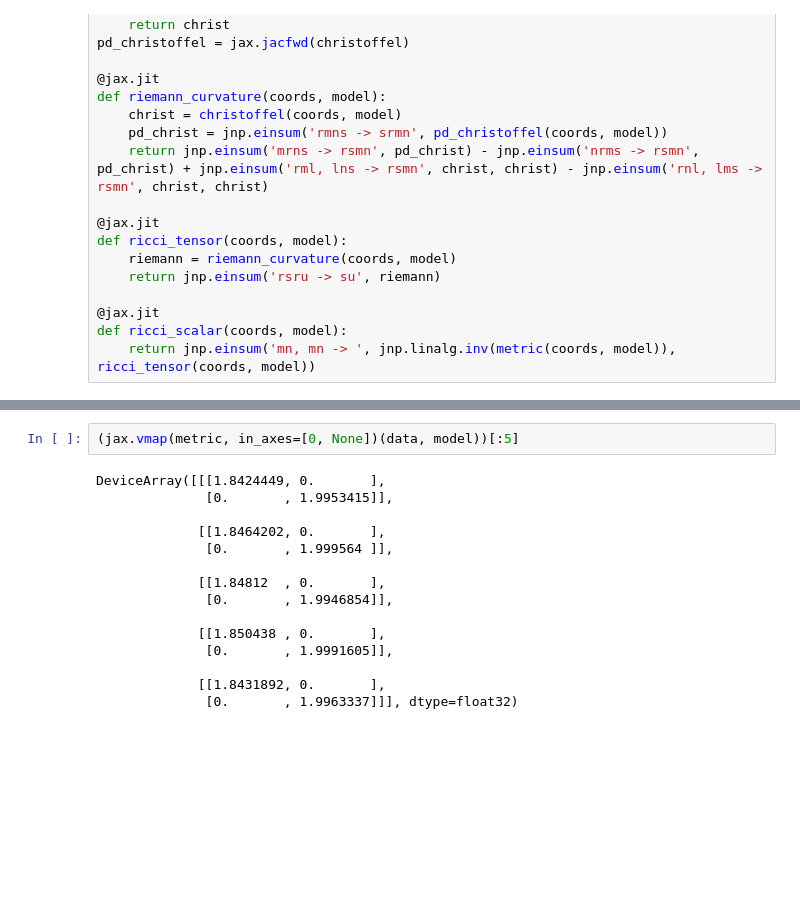
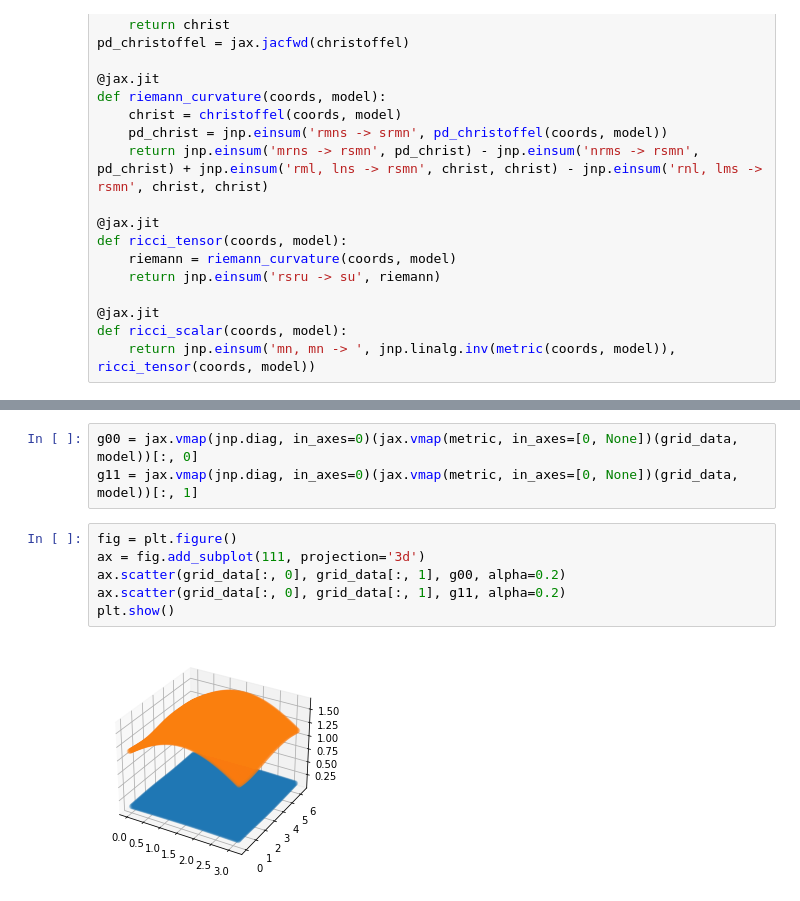
Before and after one commit to haimengzhao/relativity-jax, a Jupyter notebook: nn.ipynb, the cells around one changed output, grey strips where cells are left out. Cells and saved outputs as stored; diff of their text form; blank space fills up the shorter version.

```diff
--- a/nn.ipynb
+++ b/nn.ipynb
@@ -138,17 +142,11 @@ plt.show()
-# %%
-(jax.vmap(metric, in_axes=[0, None])(data, model))[:5]
-# %% [output]
-DeviceArray([[[1.8424449, 0.       ],
-              [0.       , 1.9953415]],
-
-             [[1.8464202, 0.       ],
-              [0.       , 1.999564 ]],
-
-             [[1.84812  , 0.       ],
-              [0.       , 1.9946854]],
-
-             [[1.850438 , 0.       ],
-              [0.       , 1.9991605]],
-
-             [[1.8431892, 0.       ],
-              [0.       , 1.9963337]]], dtype=float32)
+# %%
+g00 = jax.vmap(jnp.diag, in_axes=0)(jax.vmap(metric, in_axes=[0, None])(grid_data, model))[:, 0]
+g11 = jax.vmap(jnp.diag, in_axes=0)(jax.vmap(metric, in_axes=[0, None])(grid_data, model))[:, 1]
+# %%
+fig = plt.figure()
+ax = fig.add_subplot(111, projection='3d')
+ax.scatter(grid_data[:, 0], grid_data[:, 1], g00, alpha=0.2)
+ax.scatter(grid_data[:, 0], grid_data[:, 1], g11, alpha=0.2)
+plt.show()
+# %% [output]
+[figure, added]
```
Also changed, not shown: parts of 9 cells of this notebook.
